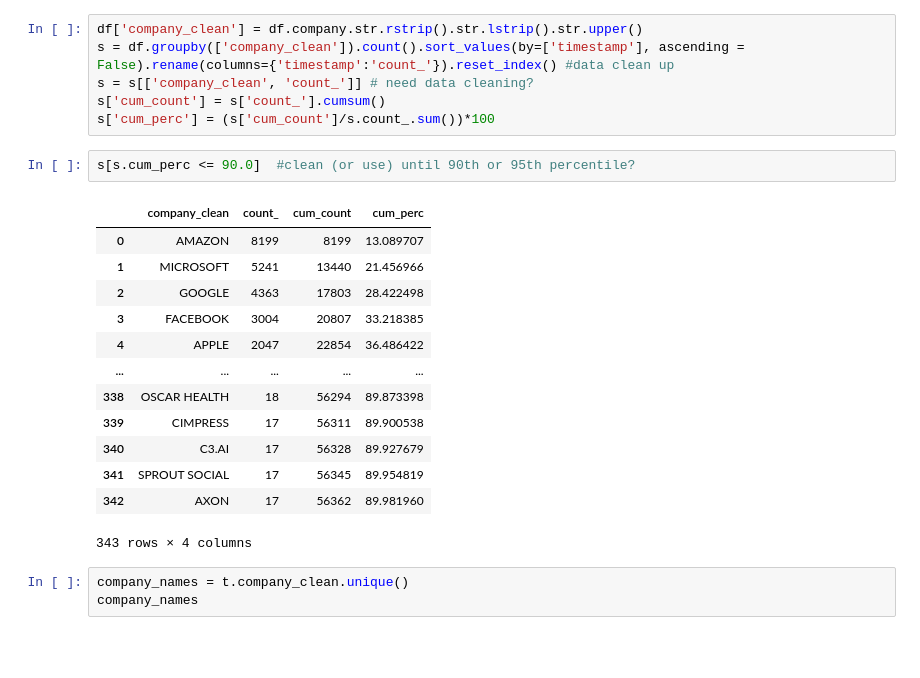
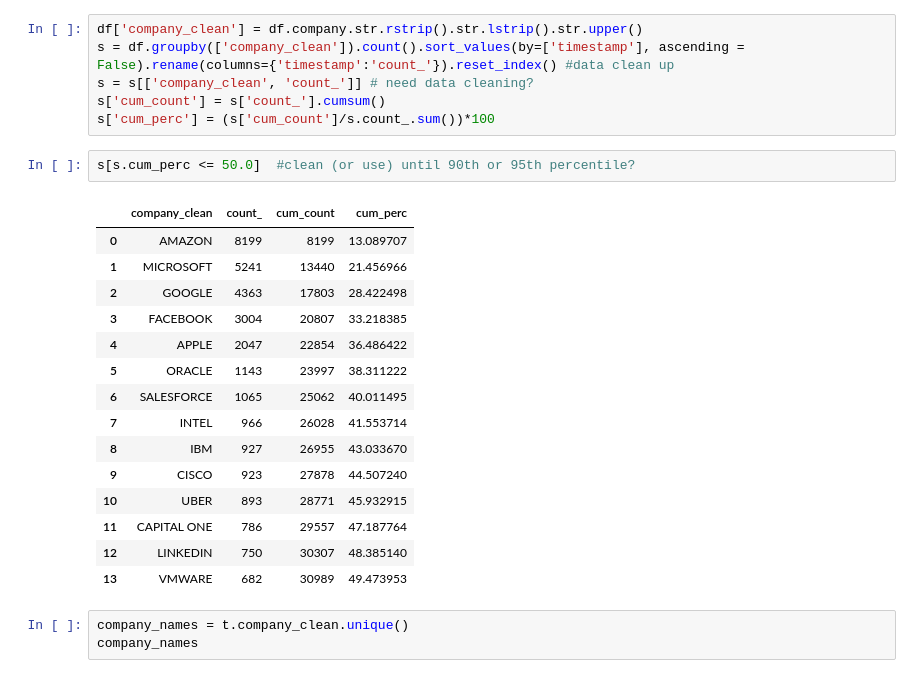
Before and after one commit to PriyankaVelagala/INM701, a Jupyter notebook: Data cleaning_PV.ipynb, the cells around one changed output. Cells and saved outputs as stored; diff of their text form; blank space fills up the shorter version.

```diff
--- a/Data cleaning_PV.ipynb
+++ b/Data cleaning_PV.ipynb
@@ -61,21 +61,23 @@ s = s[['company_clean', 'count_']] # need data cleaning?
 s['cum_count'] = s['count_'].cumsum()
 s['cum_perc'] = (s['cum_count']/s.count_.sum())*100
 # %%
-s[s.cum_perc <= 90.0]  #clean (or use) until 90th or 95th percentile?
+s[s.cum_perc <= 50.0]  #clean (or use) until 90th or 95th percentile?
 # %% [output]
 |  | company_clean | count_ | cum_count | cum_perc |
 | 0 | AMAZON | 8199 | 8199 | 13.089707 |
 | 1 | MICROSOFT | 5241 | 13440 | 21.456966 |
 | 2 | GOOGLE | 4363 | 17803 | 28.422498 |
 | 3 | FACEBOOK | 3004 | 20807 | 33.218385 |
 | 4 | APPLE | 2047 | 22854 | 36.486422 |
-| ... | ... | ... | ... | ... |
-| 338 | OSCAR HEALTH | 18 | 56294 | 89.873398 |
-| 339 | CIMPRESS | 17 | 56311 | 89.900538 |
-| 340 | C3.AI | 17 | 56328 | 89.927679 |
-| 341 | SPROUT SOCIAL | 17 | 56345 | 89.954819 |
-| 342 | AXON | 17 | 56362 | 89.981960 |
+| 5 | ORACLE | 1143 | 23997 | 38.311222 |
+| 6 | SALESFORCE | 1065 | 25062 | 40.011495 |
+| 7 | INTEL | 966 | 26028 | 41.553714 |
+| 8 | IBM | 927 | 26955 | 43.033670 |
+| 9 | CISCO | 923 | 27878 | 44.507240 |
+| 10 | UBER | 893 | 28771 | 45.932915 |
+| 11 | CAPITAL ONE | 786 | 29557 | 47.187764 |
+| 12 | LINKEDIN | 750 | 30307 | 48.385140 |
+| 13 | VMWARE | 682 | 30989 | 49.473953 |
-343 rows × 4 columns
 # %%
 company_names = t.company_clean.unique()
 company_names
```
Also changed, not shown: parts of 10 cells of this notebook, 1 other file.
